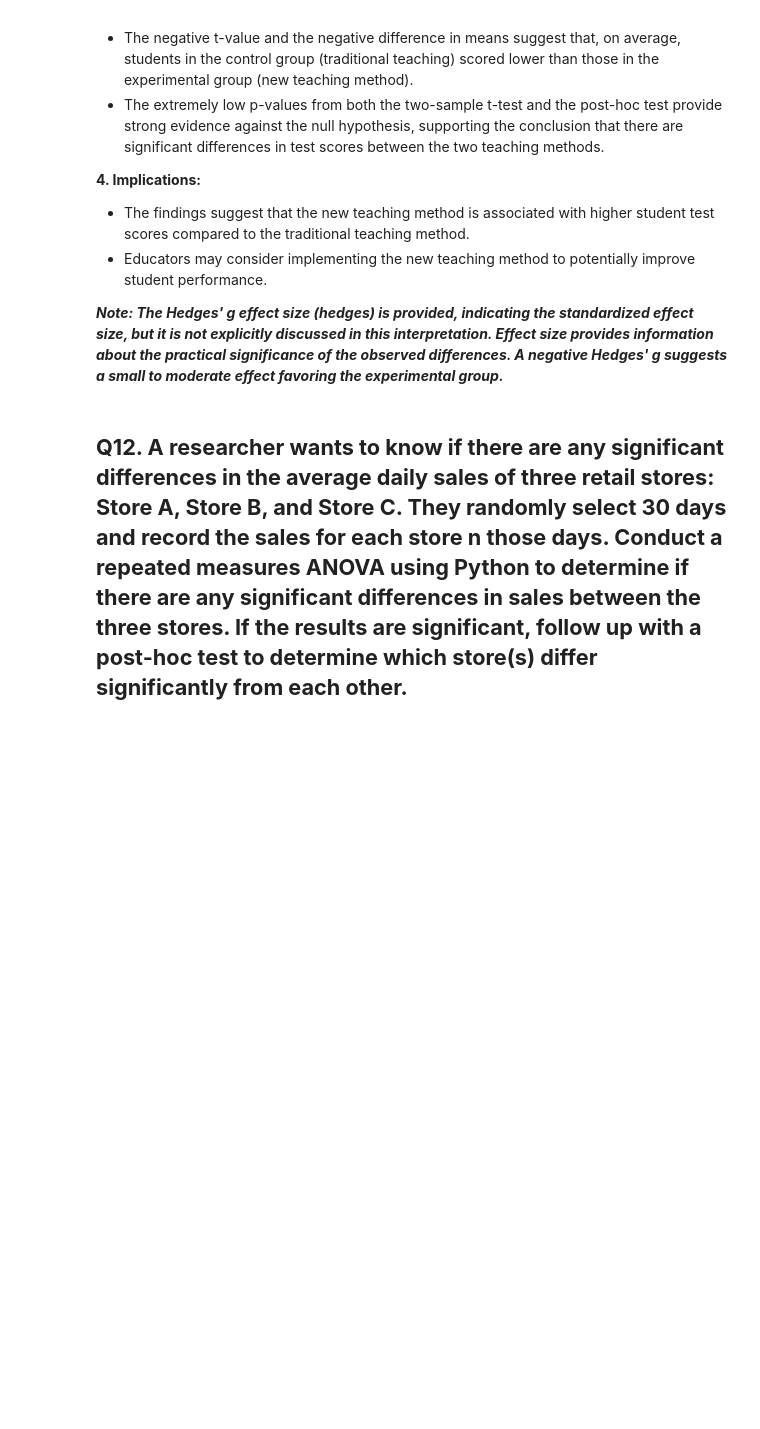
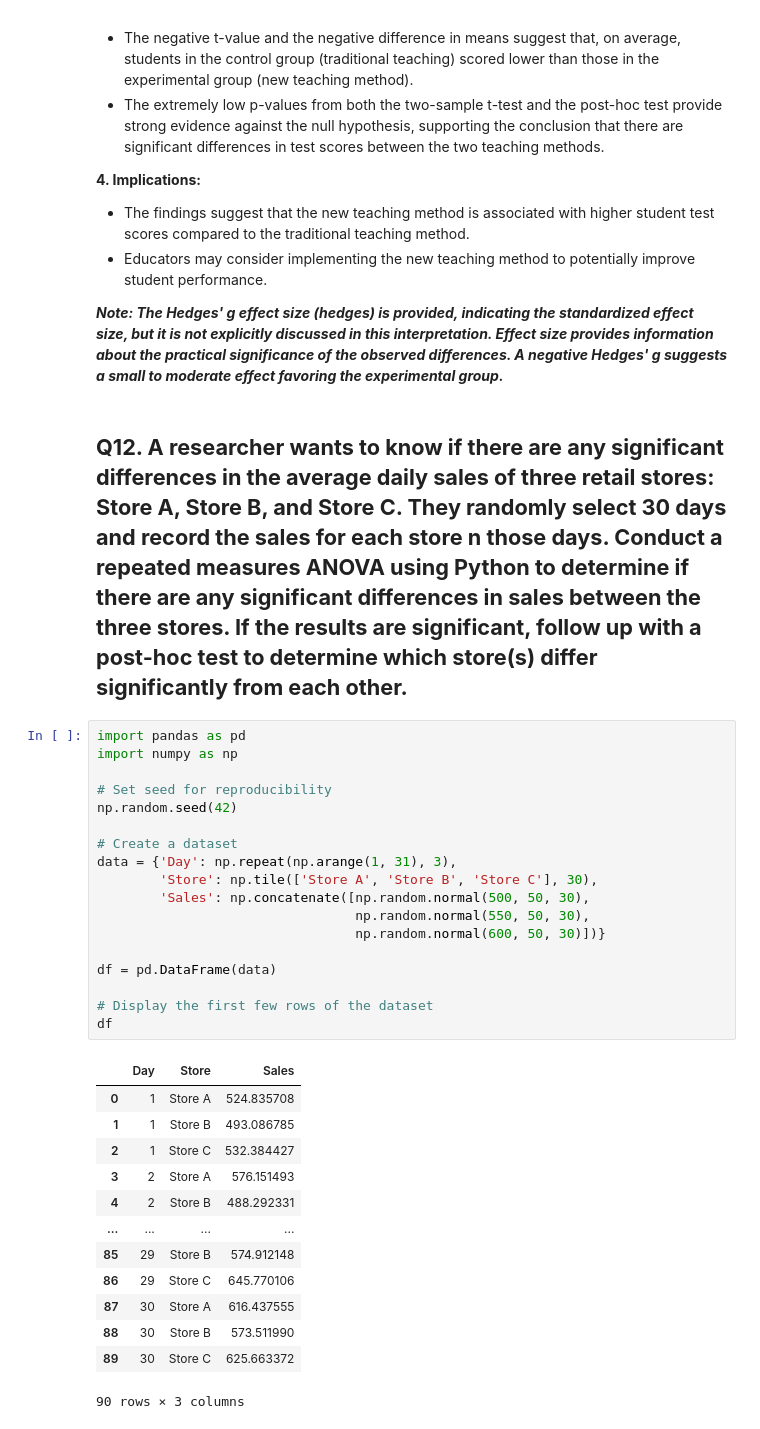
Before and after one commit to Sha-98/Data-Science-Masters, a Jupyter notebook: Statistics_Adv_06.ipynb, the cells around one changed output. Drawn from its saved outputs; the diff is of its cells as text; blank space fills up the shorter version.

```diff
--- a/Statistics_Adv_06.ipynb
+++ b/Statistics_Adv_06.ipynb
@@ -468,3 +468,35 @@ The post-hoc test further explores which specific groups differ significantly. I
 ***Note: The Hedges' g effect size (hedges) is provided, indicating the standardized effect size, but it is not explicitly discussed in this interpretation. Effect size provides information about the practical significance of the observed differences. A negative Hedges' g suggests a small to moderate effect favoring the experimental group.***
 # %% [markdown]
 ## **Q12. A researcher wants to know if there are any significant differences in the average daily sales of three retail stores: Store A, Store B, and Store C. They randomly select 30 days and record the sales for each store n those days. Conduct a repeated measures ANOVA using Python to determine if there are any significant differences in sales between the three stores. If the results are significant, follow up with a post-hoc test to determine which store(s) differ significantly from each other.**
+# %%
+import pandas as pd
+import numpy as np
+
+# Set seed for reproducibility
+np.random.seed(42)
+
+# Create a dataset
+data = {'Day': np.repeat(np.arange(1, 31), 3),
+        'Store': np.tile(['Store A', 'Store B', 'Store C'], 30),
+        'Sales': np.concatenate([np.random.normal(500, 50, 30),
+                                 np.random.normal(550, 50, 30),
+                                 np.random.normal(600, 50, 30)])}
+
+df = pd.DataFrame(data)
+
+# Display the first few rows of the dataset
+df
+# %% [output]
+|  | Day | Store | Sales |
+| 0 | 1 | Store A | 524.835708 |
+| 1 | 1 | Store B | 493.086785 |
+| 2 | 1 | Store C | 532.384427 |
+| 3 | 2 | Store A | 576.151493 |
+| 4 | 2 | Store B | 488.292331 |
+| ... | ... | ... | ... |
+| 85 | 29 | Store B | 574.912148 |
+| 86 | 29 | Store C | 645.770106 |
+| 87 | 30 | Store A | 616.437555 |
+| 88 | 30 | Store B | 573.511990 |
+| 89 | 30 | Store C | 625.663372 |
+90 rows × 3 columns
```
Also changed, not shown: parts of 2 cells of this notebook.
